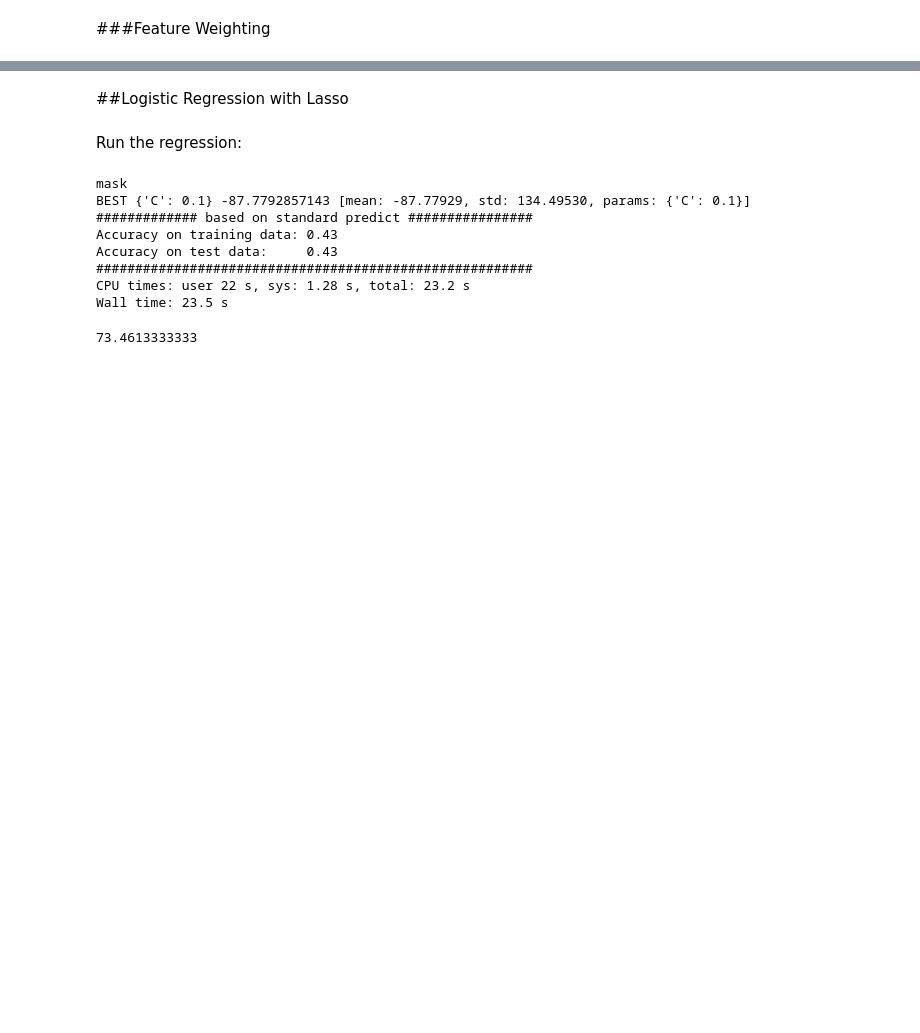
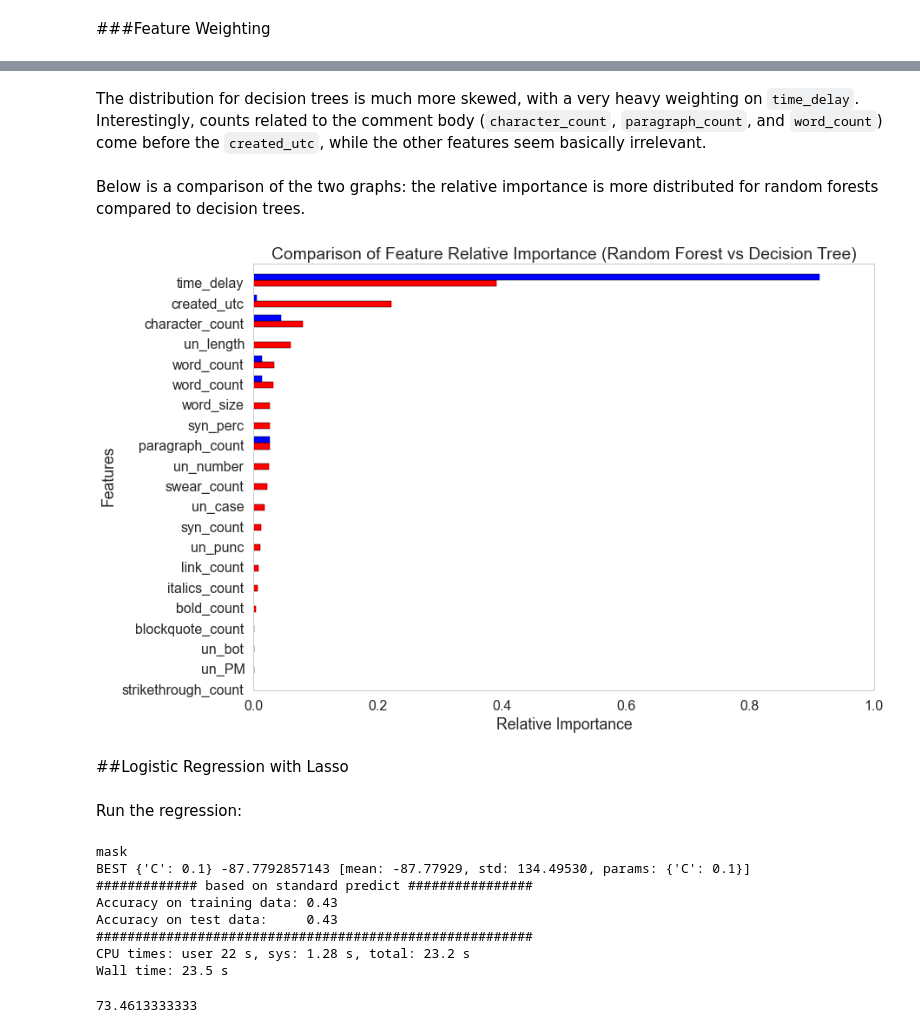
Before and after one commit to geoffstevens8/finalproject, a Jupyter notebook: supervised_learning.ipynb, the cells around one changed output, grey strips where cells are left out. Saved outputs shown, nothing was run; the diff lists cells and outputs as text; code cells hidden in the pictures; blank space fills up the shorter version.

````diff
--- a/supervised_learning.ipynb
+++ b/supervised_learning.ipynb
@@ -320,3 +346,22 @@ Let's take a look at how each model weighted the features we provided it:
+# %% [markdown]
+The distribution for decision trees is much more skewed, with a very heavy weighting on ```time_delay```. Interestingly, counts related to the comment body (```character_count```, ```paragraph_count```, and ```word_count```) come before the ```created_utc```, while the other features seem basically irrelevant.
+# %% [markdown]
+Below is a comparison of the two graphs: the relative importance is more distributed for random forests compared to decision trees.
+# %%
+tree_feat_d = {x[0]:x[1] for x in tree_feats}
+ordered_tree_feat = [tree_feat_d[x[0]] for x in forest_feat_sort]
+bar_width = 0.3
+plt.barh(range(len(forest_feats)), [x[1] for x in forest_feat_sort], bar_width, align='center', color='r')
+plt.barh([i + bar_width for i in range(len(forest_feats))], ordered_tree_feat, bar_width, align='center', color='b')
+plt.yticks(range(len(forest_feats)), [x[0] for x in forest_feat_sort])
+plt.title('Comparison of Feature Relative Importance (Random Forest vs Decision Tree)')
+plt.xlabel('Relative Importance')
+plt.ylabel('Features')
+plt.ylim([0, 20])
+plt.grid()
+plt.show()
+# %% [output]
+[figure, added]
 # %% [markdown]
 ##Logistic Regression with Lasso
 # %% [markdown]
````
Also changed, not shown: parts of 10 cells of this notebook.
